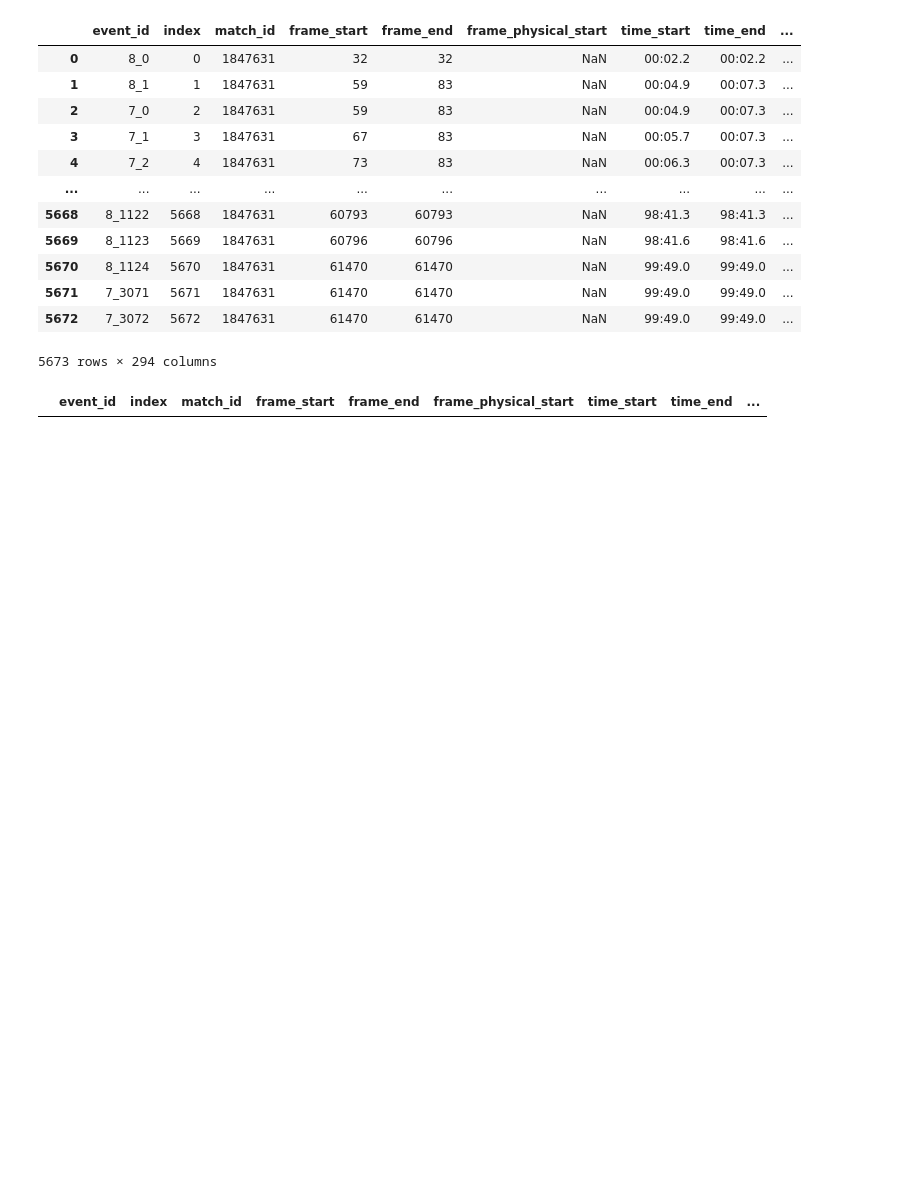
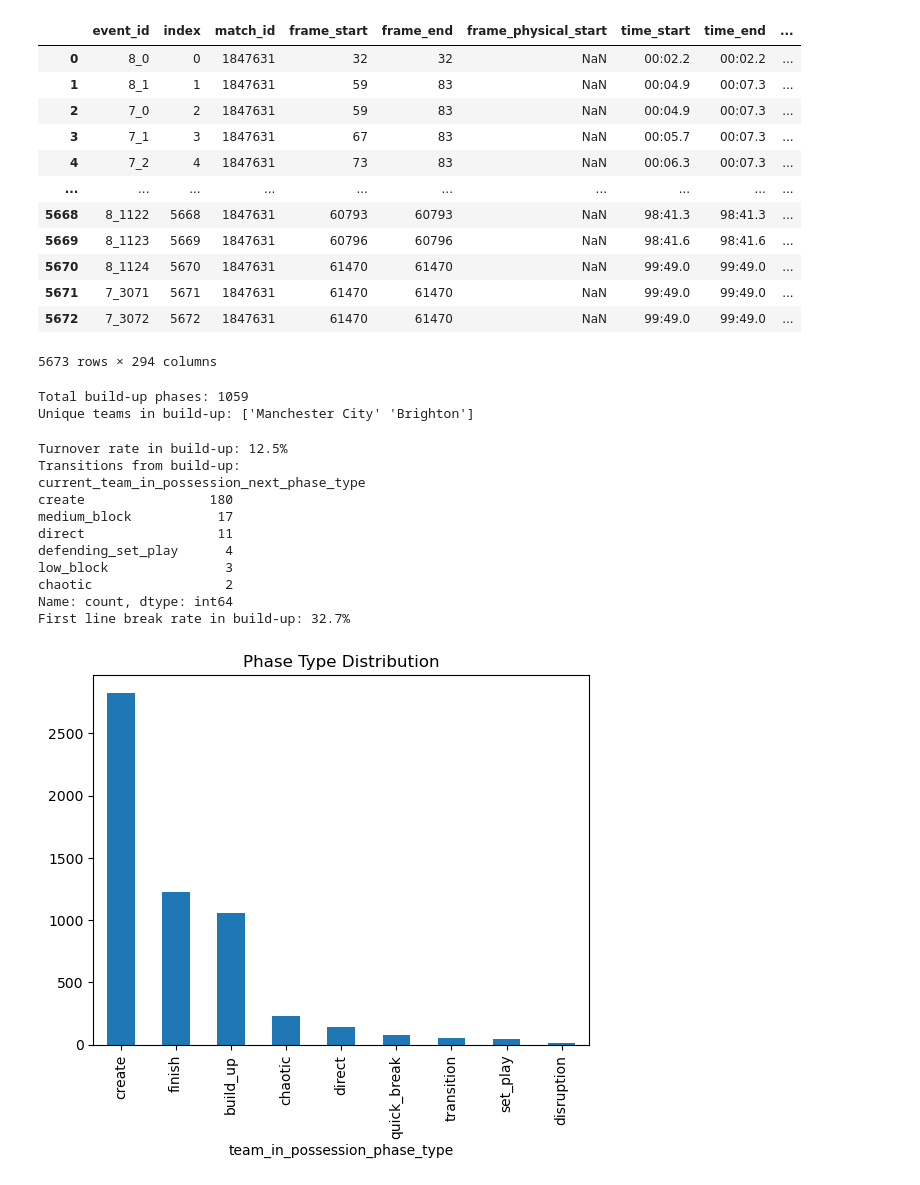
Before and after one commit to vickyfriss/Context-Engineering-TWELVE-personal-work, a Jupyter notebook: Build-up analyst pre processing/Skillcorner Advanced Metrics Analyst.ipynb, the cells around one changed output. Cells and saved outputs as stored; diff of their text form; code cells hidden in the pictures; blank space fills up the shorter version.

```diff
--- a/Build-up analyst pre processing/Skillcorner Advanced Metrics Analyst.ipynb
+++ b/Build-up analyst pre processing/Skillcorner Advanced Metrics Analyst.ipynb
@@ -441,9 +441,39 @@ dynamic_dfs["match_1847631"] # Bournemouth - Leicester
 match_id = 1847631
 df = dynamic_dfs[f"match_{match_id}"]
 # %%
-df['team_in_possession_phase_type'].unique()
+import matplotlib.pyplot as plt
+
+build_up_phases = df[df['team_in_possession_phase_type'] == 'build_up']
+
+print("Total build-up phases:", len(build_up_phases))
+print("Unique teams in build-up:", build_up_phases['team_shortname'].unique())
+# %% [output]
+Total build-up phases: 1059
+Unique teams in build-up: ['Manchester City' 'Brighton']
-# %%
-build_up_events = df[df['team_in_possession_phase_type'] == "Build up"]
-build_up_events.head()
-# %% [output]
-|  | event_id | index | match_id | frame_start | frame_end | frame_physical_start | time_start | time_end | ... |
+# %%
+turnover_rate = build_up_phases['team_possession_loss_in_phase'].mean() * 100
+print(f"Turnover rate in build-up: {turnover_rate:.1f}%")
+
+next_phases = build_up_phases['current_team_in_possession_next_phase_type'].value_counts()
+print("Transitions from build-up:")
+print(next_phases)
+
+line_break_rate = build_up_phases['first_line_break'].mean() * 100
+print(f"First line break rate in build-up: {line_break_rate:.1f}%")
+
+phase_counts = df['team_in_possession_phase_type'].value_counts()
+phase_counts.plot(kind='bar', title='Phase Type Distribution')
+plt.show()
+# %% [output]
+Turnover rate in build-up: 12.5%
+Transitions from build-up:
+current_team_in_possession_next_phase_type
+create                180
+medium_block           17
+direct                 11
+defending_set_play      4
+low_block               3
+chaotic                 2
+Name: count, dtype: int64
+First line break rate in build-up: 32.7%
+[figure, added]
```
Also changed, not shown: parts of 3 cells of this notebook.
